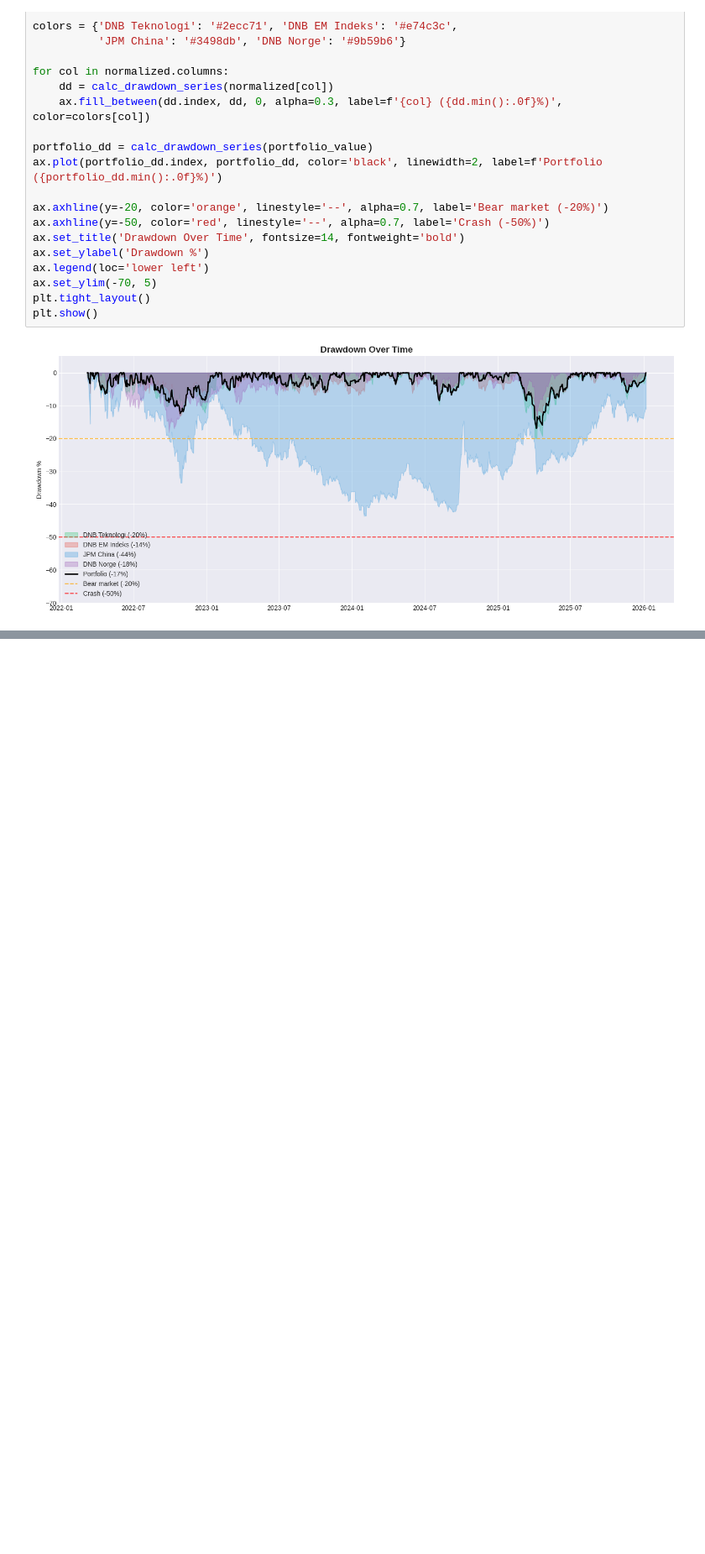
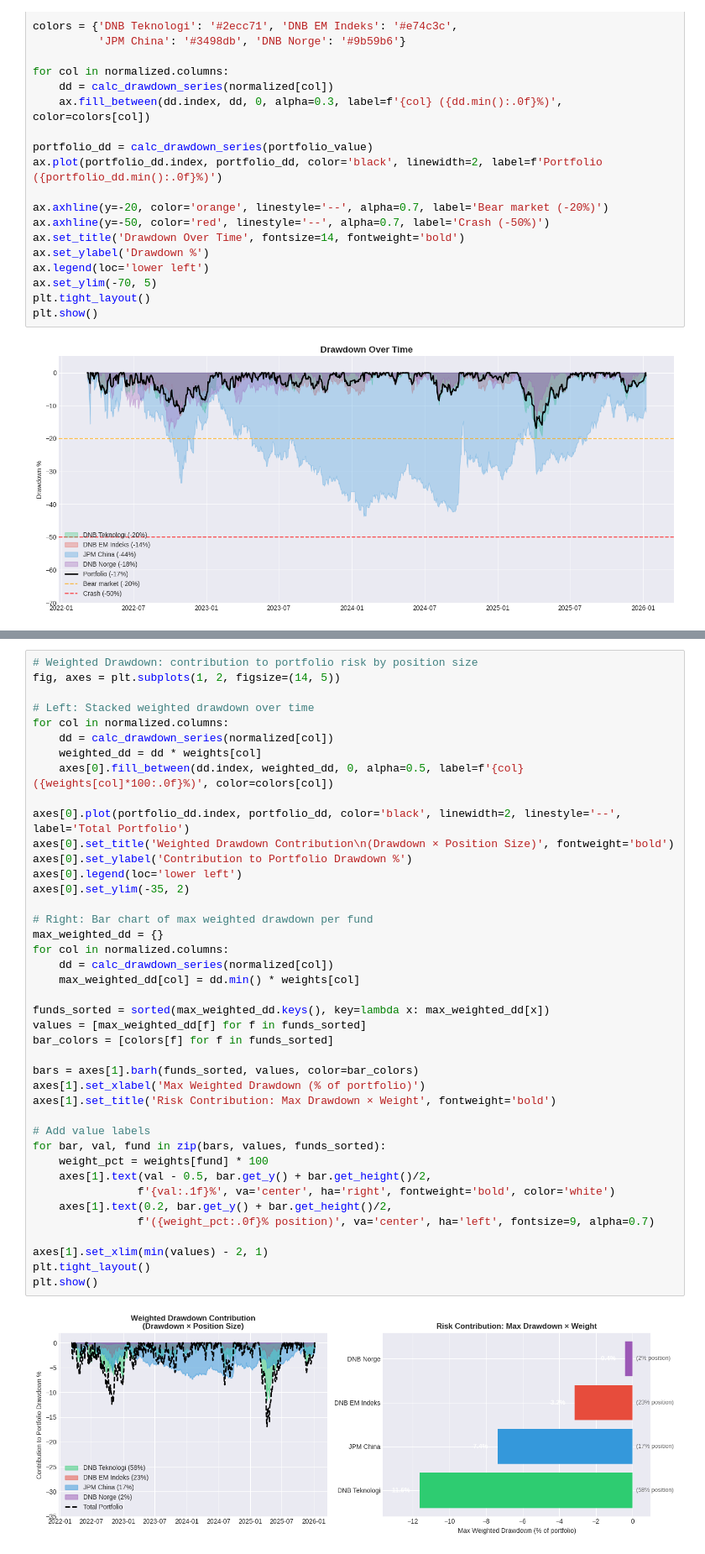
Before and after one commit to marcusotterstad/notebooks, a Jupyter notebook: notebooks/portfolio_analysis.ipynb, the cells around one changed output, grey strips where cells are left out. Shown at 84% size. Drawn from its saved outputs; the diff is of its cells as text; blank space fills up the shorter version.

```diff
--- a/notebooks/portfolio_analysis.ipynb
+++ b/notebooks/portfolio_analysis.ipynb
@@ -230,0 +199,43 @@ plt.show()
+# %%
+# Weighted Drawdown: contribution to portfolio risk by position size
+fig, axes = plt.subplots(1, 2, figsize=(14, 5))
+
+# Left: Stacked weighted drawdown over time
+for col in normalized.columns:
+    dd = calc_drawdown_series(normalized[col])
+    weighted_dd = dd * weights[col]
+    axes[0].fill_between(dd.index, weighted_dd, 0, alpha=0.5, label=f'{col} ({weights[col]*100:.0f}%)', color=colors[col])
+
+axes[0].plot(portfolio_dd.index, portfolio_dd, color='black', linewidth=2, linestyle='--', label='Total Portfolio')
+axes[0].set_title('Weighted Drawdown Contribution\n(Drawdown × Position Size)', fontweight='bold')
+axes[0].set_ylabel('Contribution to Portfolio Drawdown %')
+axes[0].legend(loc='lower left')
+axes[0].set_ylim(-35, 2)
+
+# Right: Bar chart of max weighted drawdown per fund
+max_weighted_dd = {}
+for col in normalized.columns:
+    dd = calc_drawdown_series(normalized[col])
+    max_weighted_dd[col] = dd.min() * weights[col]
+
+funds_sorted = sorted(max_weighted_dd.keys(), key=lambda x: max_weighted_dd[x])
+values = [max_weighted_dd[f] for f in funds_sorted]
+bar_colors = [colors[f] for f in funds_sorted]
+
+bars = axes[1].barh(funds_sorted, values, color=bar_colors)
+axes[1].set_xlabel('Max Weighted Drawdown (% of portfolio)')
+axes[1].set_title('Risk Contribution: Max Drawdown × Weight', fontweight='bold')
+
+# Add value labels
+for bar, val, fund in zip(bars, values, funds_sorted):
+    weight_pct = weights[fund] * 100
+    axes[1].text(val - 0.5, bar.get_y() + bar.get_height()/2,
+                f'{val:.1f}%', va='center', ha='right', fontweight='bold', color='white')
+    axes[1].text(0.2, bar.get_y() + bar.get_height()/2,
+                f'({weight_pct:.0f}% position)', va='center', ha='left', fontsize=9, alpha=0.7)
+
+axes[1].set_xlim(min(values) - 2, 1)
+plt.tight_layout()
+plt.show()
+# %% [output]
+[figure, added]
```
Also changed, not shown: parts of 10 cells of this notebook.
